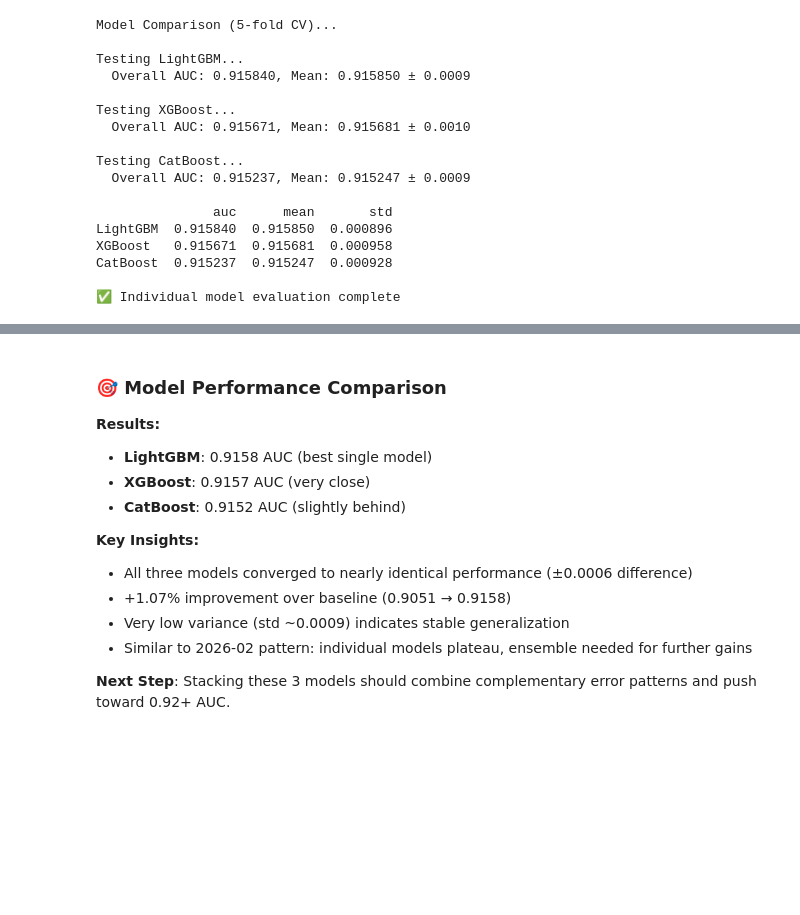
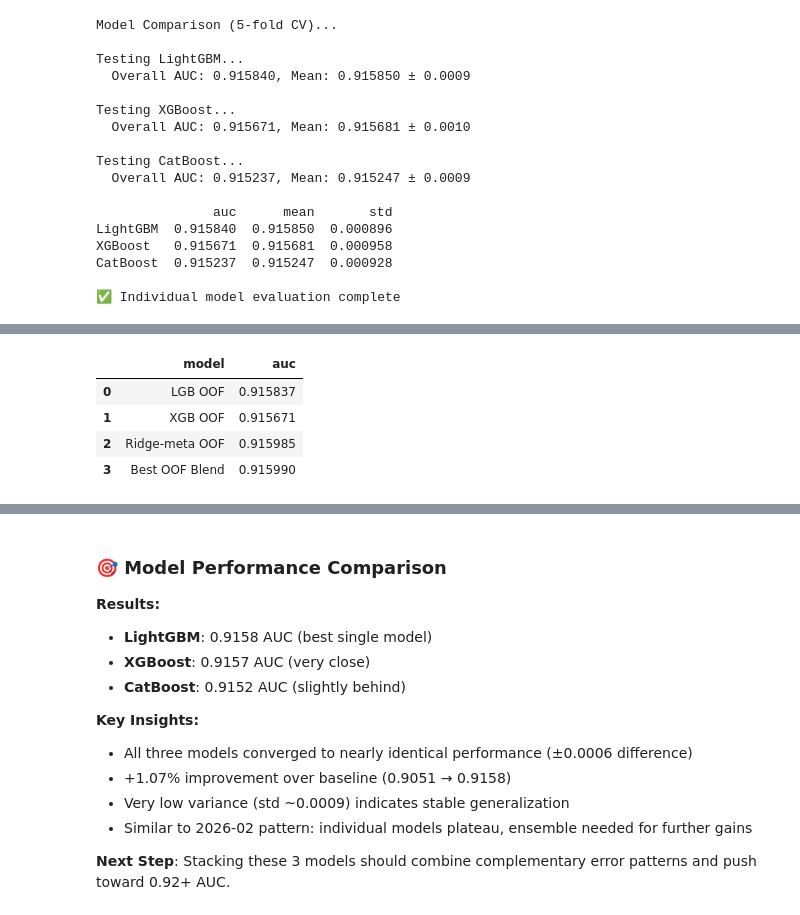
Before and after one commit to drthgz/kaggle-challenges, a Jupyter notebook: 2026-03/notebook.ipynb, the cells around one changed output, grey strips where cells are left out. Cells and saved outputs as stored; diff of their text form; code cells hidden in the pictures; blank space fills up the shorter version.

```diff
--- a/2026-03/notebook.ipynb
+++ b/2026-03/notebook.ipynb
@@ -351,0 +465,70 @@ CatBoost  0.915237  0.915247  0.000928
+# %%
+# Leakage-safe OOF ensemble with LGB + XGB + Ridge meta
+from sklearn.linear_model import Ridge
+
+skf_5 = StratifiedKFold(n_splits=5, shuffle=True, random_state=42)
+
+oof_lgb = np.zeros(len(X_train))
+oof_xgb = np.zeros(len(X_train))
+test_lgb = np.zeros(len(X_test))
+test_xgb = np.zeros(len(X_test))
+
+for fold, (tr_idx, va_idx) in enumerate(skf_5.split(X_train, y_train), 1):
+    X_tr, X_va = X_train.iloc[tr_idx], X_train.iloc[va_idx]
+    y_tr, y_va = y_train.iloc[tr_idx], y_train.iloc[va_idx]
+
+    lgb_model = build_lgb(random_state=42 + fold)
+    xgb_model = build_xgb(random_state=42 + fold)
+
+    lgb_model.fit(X_tr, y_tr)
+    xgb_model.fit(X_tr, y_tr)
+
+    oof_lgb[va_idx] = lgb_model.predict_proba(X_va)[:, 1]
+    oof_xgb[va_idx] = xgb_model.predict_proba(X_va)[:, 1]
+
+    test_lgb += lgb_model.predict_proba(X_test)[:, 1] / skf_5.n_splits
+    test_xgb += xgb_model.predict_proba(X_test)[:, 1] / skf_5.n_splits
+
+auc_lgb_oof = roc_auc_score(y_train, oof_lgb)
+auc_xgb_oof = roc_auc_score(y_train, oof_xgb)
+
+meta_train = np.column_stack([oof_lgb, oof_xgb])
+meta_test = np.column_stack([test_lgb, test_xgb])
+
+ridge_meta = Ridge(alpha=1.0)
+ridge_meta.fit(meta_train, y_train)
+
+oof_ridge = ridge_meta.predict(meta_train)
+test_ridge = ridge_meta.predict(meta_test)
+auc_ridge_oof = roc_auc_score(y_train, oof_ridge)
+
+# Optimize blend on OOF only (no leakage)
+blend_grid = []
+for w_lgb in np.linspace(0.2, 0.7, 11):
+    for w_xgb in np.linspace(0.2, 0.7, 11):
+        w_ridge = 1.0 - w_lgb - w_xgb
+        if 0.0 <= w_ridge <= 0.6:
+            oof_blend = w_lgb * oof_lgb + w_xgb * oof_xgb + w_ridge * oof_ridge
+            auc = roc_auc_score(y_train, oof_blend)
+            blend_grid.append((auc, w_lgb, w_xgb, w_ridge))
+
+best_auc_oof, best_w_lgb, best_w_xgb, best_w_ridge = max(blend_grid, key=lambda x: x[0])
+
+test_blend_oof_safe = (
+    best_w_lgb * test_lgb +
+    best_w_xgb * test_xgb +
+    best_w_ridge * test_ridge
+)
+
+oof_summary = pd.DataFrame({
+    'model': ['LGB OOF', 'XGB OOF', 'Ridge-meta OOF', 'Best OOF Blend'],
+    'auc': [auc_lgb_oof, auc_xgb_oof, auc_ridge_oof, best_auc_oof]
+})
+
+oof_summary
+# %% [output]
+|  | model | auc |
+| 0 | LGB OOF | 0.915837 |
+| 1 | XGB OOF | 0.915671 |
+| 2 | Ridge-meta OOF | 0.915985 |
+| 3 | Best OOF Blend | 0.915990 |
```
Also changed, not shown: parts of 5 cells of this notebook, 4 other files.
